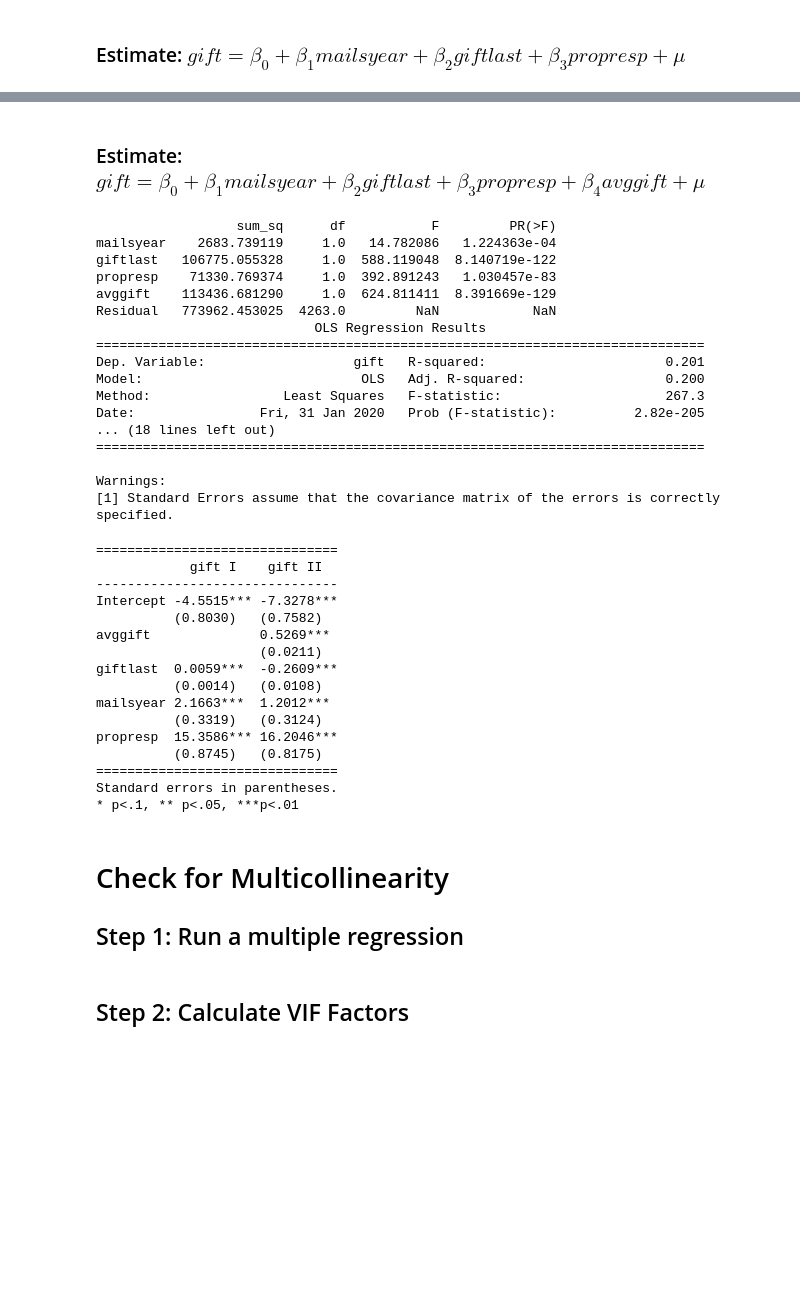
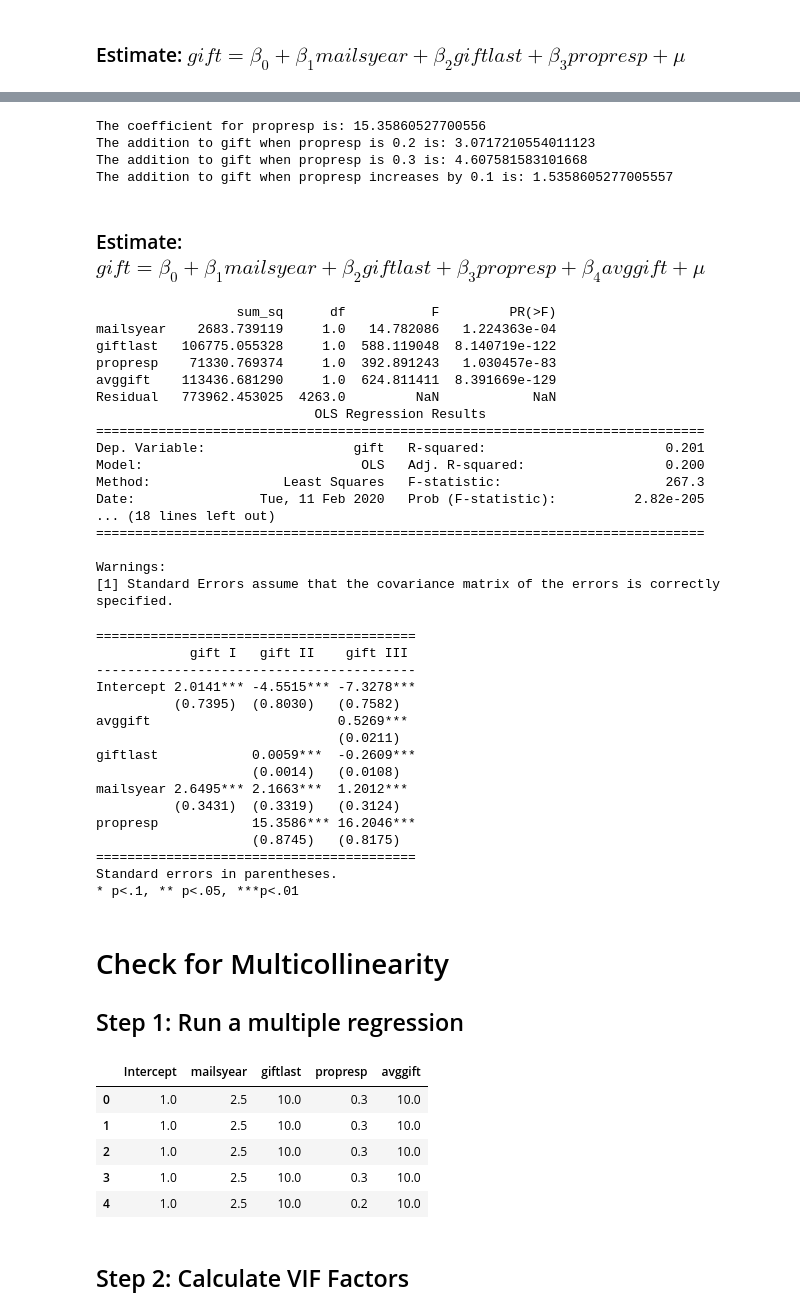
Before and after one commit to mvrieze/python_seminar, a Jupyter notebook: OLS_Ch3_Ex09.ipynb, the cells around one changed output, grey strips where cells are left out. Saved outputs shown, nothing was run; the diff lists cells and outputs as text; code cells hidden in the pictures; blank space fills up the shorter version.

```diff
--- a/OLS_Ch3_Ex09.ipynb
+++ b/OLS_Ch3_Ex09.ipynb
@@ -137,3 +199,21 @@ Warnings:
+# %%
+coefs = results2.params
+propresp = coefs.propresp
+propresp_02 = propresp*0.2
+propresp_03 = propresp*0.3
+propresp_diff = propresp_03 - propresp_02
+
+print("The coefficient for propresp is: " + str(propresp))
+
+print("The addition to gift when propresp is 0.2 is: " + str(propresp_02))
+print("The addition to gift when propresp is 0.3 is: " + str(propresp_03))
+
+print("The addition to gift when propresp increases by 0.1 is: " + str(propresp_diff))
+# %% [output]
+The coefficient for propresp is: 15.35860527700556
+The addition to gift when propresp is 0.2 is: 3.0717210554011123
+The addition to gift when propresp is 0.3 is: 4.607581583101668
+The addition to gift when propresp increases by 0.1 is: 1.5358605277005557
 # %% [markdown]
 ### Estimate: $gift = \beta_{0} + \beta_{1}mailsyear + \beta_{2}giftlast + \beta_{3}propresp + \beta_{4}avggift + \mu$
 # %%
@@ -141,10 +221,10 @@ formula = '''gift ~ mailsyear + giftlast + propresp + avggift
 '''
 #model = ols(formula, df).fit(cov_type='HC0')
 model = ols(formula, df1)
-results2 = model.fit()
-aov_table = statsmodels.stats.anova.anova_lm(results, typ=2)
+results3 = model.fit()
+aov_table = statsmodels.stats.anova.anova_lm(results3, typ=2)
 print(aov_table)
-print(results.summary())
+print(results3.summary())
 # %% [output]
                   sum_sq      df           F         PR(>F)
 mailsyear    2683.739119     1.0   14.782086   1.224363e-04
@@ -157,7 +237,7 @@ Residual   773962.453025  4263.0         NaN            NaN
 Dep. Variable:                   gift   R-squared:                       0.201
 Model:                            OLS   Adj. R-squared:                  0.200
 Method:                 Least Squares   F-statistic:                     267.3
-Date:                Fri, 31 Jan 2020   Prob (F-statistic):          2.82e-205
+Date:                Tue, 11 Feb 2020   Prob (F-statistic):          2.82e-205
 ... (18 lines left out)
 ==============================================================================
 
@@ -165,23 +245,23 @@ Warnings:
 [1] Standard Errors assume that the covariance matrix of the errors is correctly specified.
 # %%
 from statsmodels.iolib.summary2 import summary_col
-dfoutput = summary_col([results,results2],stars=True)
+dfoutput = summary_col([results,results2,results3],stars=True)
 print(dfoutput)
 # %% [output]
-===============================
-            gift I    gift II
--------------------------------
-Intercept -4.5515*** -7.3278***
-          (0.8030)   (0.7582)
-avggift              0.5269***
-                     (0.0211)
-giftlast  0.0059***  -0.2609***
-          (0.0014)   (0.0108)
-mailsyear 2.1663***  1.2012***
-          (0.3319)   (0.3124)
-propresp  15.3586*** 16.2046***
-          (0.8745)   (0.8175)
-===============================
+=========================================
+            gift I   gift II    gift III
+-----------------------------------------
+Intercept 2.0141*** -4.5515*** -7.3278***
+          (0.7395)  (0.8030)   (0.7582)
+avggift                        0.5269***
+                               (0.0211)
+giftlast            0.0059***  -0.2609***
+                    (0.0014)   (0.0108)
+mailsyear 2.6495*** 2.1663***  1.2012***
+          (0.3431)  (0.3319)   (0.3124)
+propresp            15.3586*** 16.2046***
+                    (0.8745)   (0.8175)
+=========================================
 Standard errors in parentheses.
 * p<.1, ** p<.05, ***p<.01
 # %% [markdown]
@@ -192,6 +272,16 @@ Standard errors in parentheses.
 
 # get y and X dataframes based on this regression:
 y, X = dmatrices(formula, df1, return_type='dataframe')
+# %%
+y.head()
+X.head()
+# %% [output]
+|  | Intercept | mailsyear | giftlast | propresp | avggift |
+| 0 | 1.0 | 2.5 | 10.0 | 0.3 | 10.0 |
+| 1 | 1.0 | 2.5 | 10.0 | 0.3 | 10.0 |
+| 2 | 1.0 | 2.5 | 10.0 | 0.3 | 10.0 |
+| 3 | 1.0 | 2.5 | 10.0 | 0.3 | 10.0 |
+| 4 | 1.0 | 2.5 | 10.0 | 0.2 | 10.0 |
 # %% [markdown]
 ## Step 2: Calculate VIF Factors
 # %%
```
Also changed, not shown: parts of 20 cells of this notebook.
